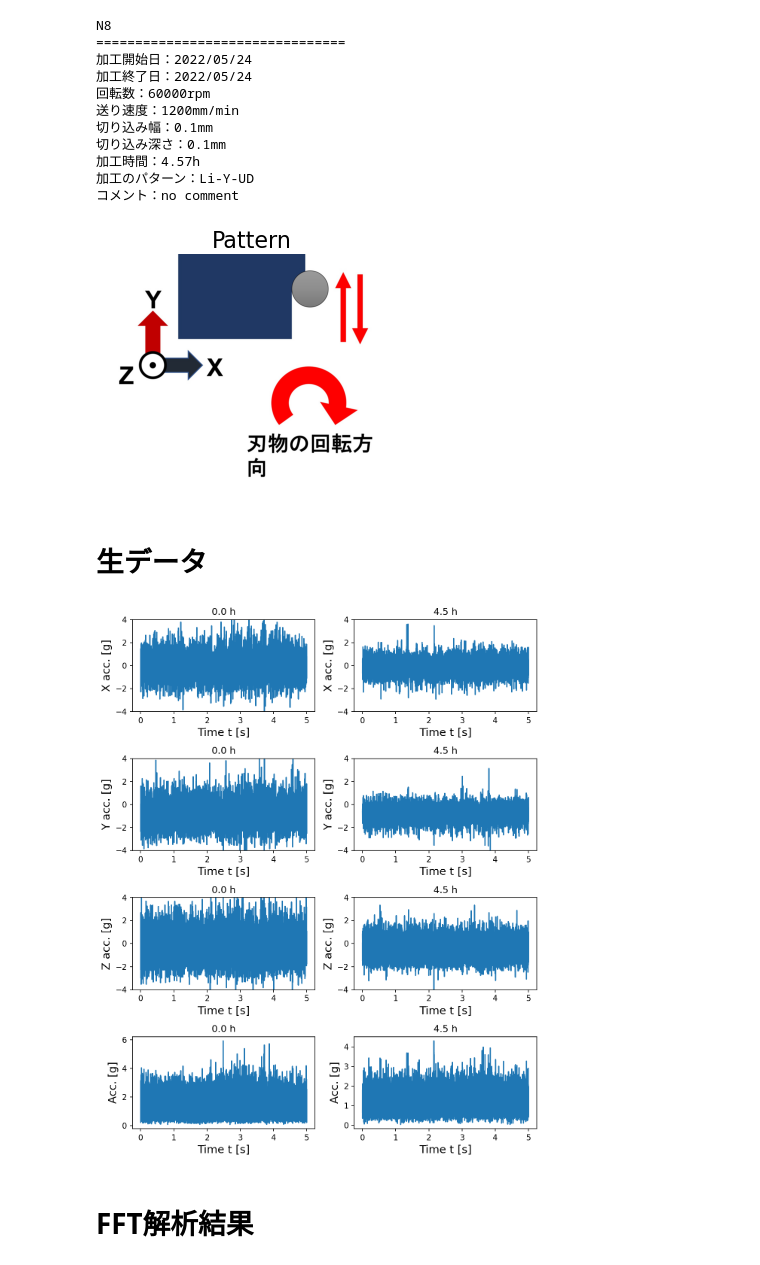
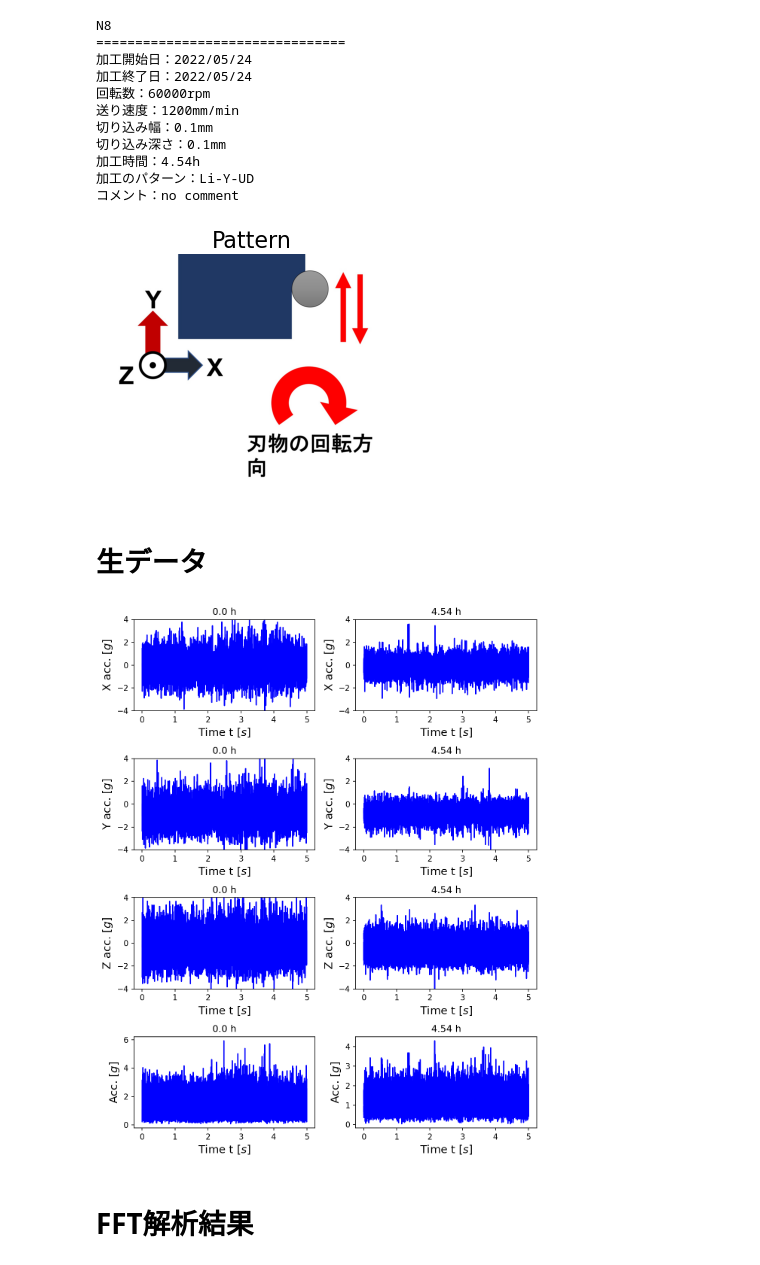
Before and after one commit to Naka-Yuhi/matome, a Jupyter notebook: acc.ipynb, the cells around one changed output. Cells and saved outputs as stored; diff of their text form; code cells hidden in the pictures.

```diff
--- a/acc.ipynb
+++ b/acc.ipynb
@@ -10,7 +10,7 @@ par_dir = os.path.abspath(os.path.join( os.pardir ))
 config = ngi.readyaml(par_dir)
 ngi.show_pattern_img(config)
 data_list = ngi.readNPY(par_dir)
-_, length,_ = ngi.readtxt(par_dir)
+_, length,_ = ngi.readtxt2(par_dir)
 # %% [output]
 N8
 ================================
@@ -20,7 +20,7 @@ N8
 送り速度：1200mm/min
 切り込み幅：0.1mm
 切り込み深さ：0.1mm
-加工時間：4.57h
+加工時間：4.54h
 加工のパターン：Li-Y-UD
 コメント：no comment
 [figure]
@@ -30,42 +30,41 @@ N8
 num_of_data = len(data_list)
 s_rate = 80000#sampling frequency per sensor axis [Hz]
 
 fig = plt.figure(0,dpi=150,figsize=(8,10))
 
 counter = 0
 labels = ["X","Y","Z"]
 
 for i,data in enumerate(data_list):
-
     if (i==0) | (i==len(data_list)-1):
         #print(length[i,0])
         #3成分の合成
         acc_data = np.sqrt(data[200:-100,0]**2 + data[200:-100,1]**2 + data[200:-100,2]**2)
 
         data_size_row = data.shape[0]
         t_stamp = np.array(range(0, data_size_row-100))/s_rate
 
 
         for j,indx in enumerate([1,2,0]):
             ax = fig.add_subplot(4,2,(j*2)+1+counter)
-            ax.plot(t_stamp[200:],data[200:-100,indx])
-            ax.set_title(str(round(length[i,0],1))+" h")
-            ax.set_xlabel("Time t [s]",fontsize=14)
-            ax.set_ylabel(labels[j] + " acc. [g]",fontsize=14)
+            ax.plot(t_stamp[200:],data[200:-100,indx],color='b')
+            ax.set_title(str(round(length[i,0],2))+" h")
+            ax.set_xlabel("Time t [$s$]",fontsize=14)
+            ax.set_ylabel(labels[j] + " acc. [$g$]",fontsize=14)
             ax.set_ylim(-4,4)
         #ax.set_xlim(0,0.005)
         ax = fig.add_subplot(4,2,7+counter)
-        ax.plot(t_stamp[200:],acc_data)
-        ax.set_title(str(round(length[i,0],1))+" h")
-        ax.set_xlabel("Time t [s]",fontsize=14)
-        ax.set_ylabel("Acc. [g]",fontsize=14)
+        ax.plot(t_stamp[200:],acc_data,color='b')
+        ax.set_title(str(round(length[i,0],2))+" h")
+        ax.set_xlabel("Time t [$s$]",fontsize=14)
+        ax.set_ylabel("Acc. [$g$]",fontsize=14)
         counter = counter + 1
 
 
 
 fig.tight_layout()
 plt.show()
 # %% [output]
-[figure, old version]
+[figure, new version]
 # %% [markdown]
 # FFT解析結果
```
Also changed, not shown: parts of 8 cells of this notebook, 3 other files.
